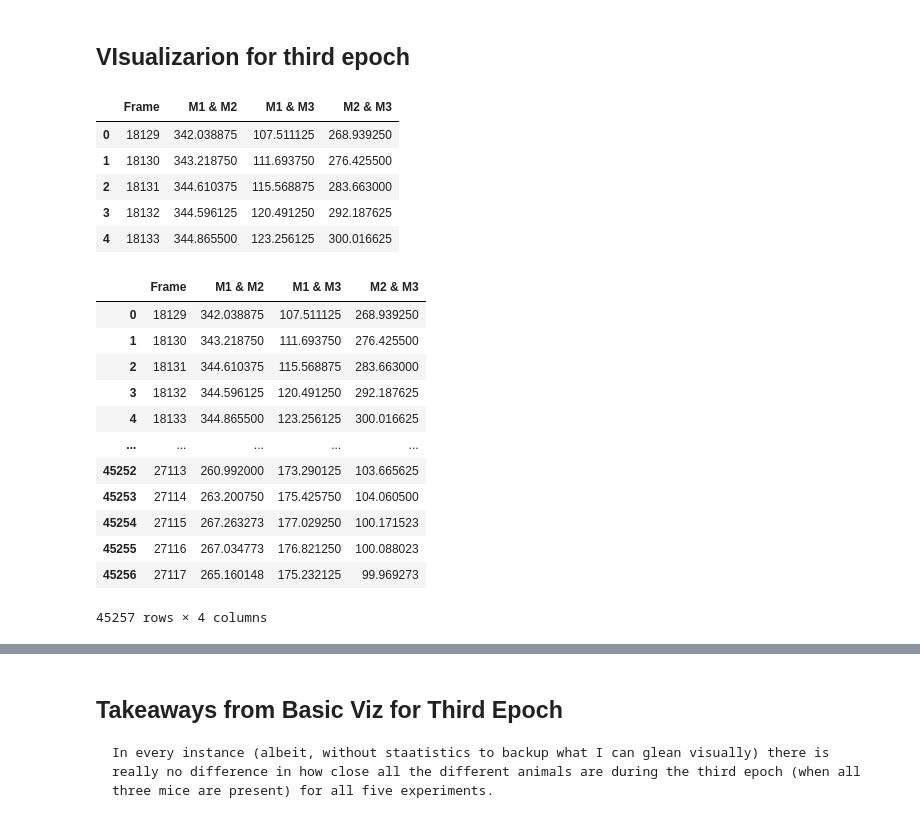
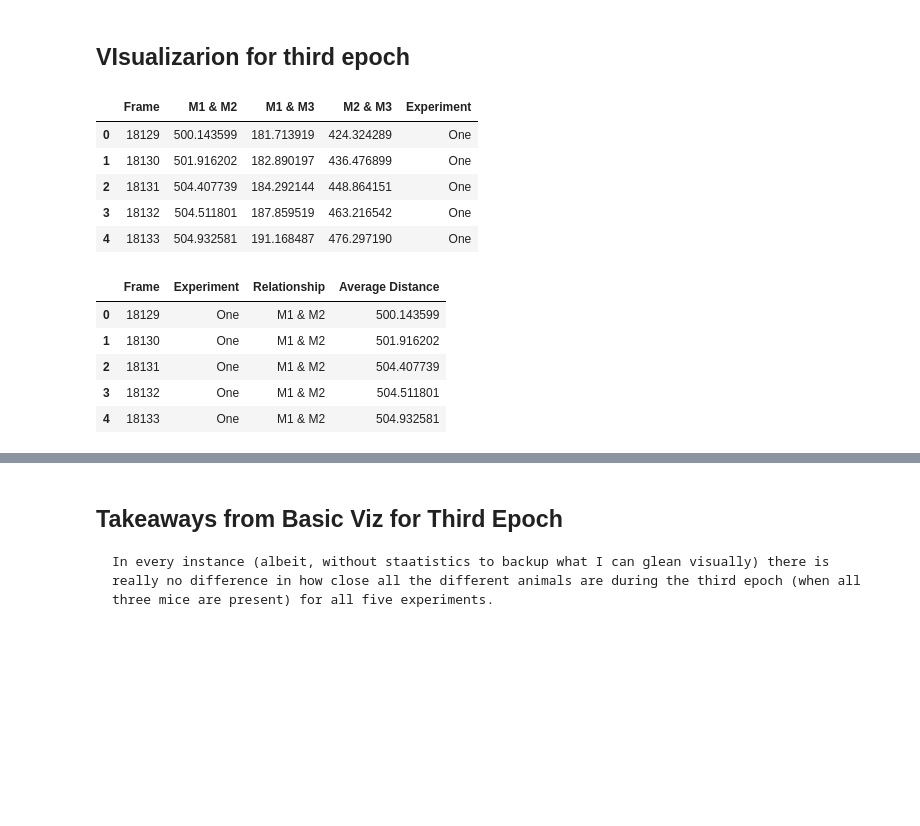
Before and after one commit to Frost-Lab-Utah/DLC, a Jupyter notebook: DLC_WT_social_trial.ipynb, the cells around one changed output, grey strips where cells are left out. Cells and saved outputs as stored; diff of their text form; code cells hidden in the pictures; blank space fills up the shorter version.

```diff
--- a/DLC_WT_social_trial.ipynb
+++ b/DLC_WT_social_trial.ipynb
@@ -659,35 +619,14 @@ all_marker_distance_df=copy_cage1_marker_distance_df.append([copy_cage2_marker_d
 # %%
-
 #Making grand total df's specifically for the time the familiar mouse is in the cage
+epoch3_average_distance_df=all_average_distance_df.copy()
 
 #Making total average df's for all mice
-epoch3_cage1_average_distance_df=cage1_average_distance_df.copy()
-epoch3_cage2_average_distance_df=cage2_average_distance_df.copy()
-epoch3_cage3_average_distance_df=cage3_average_distance_df.copy()
-epoch3_cage4_average_distance_df=cage4_average_distance_df.copy()
-epoch3_cage5_average_distance_df=cage5_average_distance_df.copy()
 
 #Epoch 3 grand total average distance
-epoch3_average_distance_df=epoch3_cage1_average_distance_df.loc[18129:].append([epoch3_cage2_average_distance_df.loc[18079:],epoch3_cage3_average_distance_df.loc[18179:],
-                                                              epoch3_cage4_average_distance_df.loc[18085:],epoch3_cage5_average_distance_df.loc[18078:]]).reset_index()
-
-
-#Grand average for the markers
-#Making total average df's for all mice
-epoch3_cage1_marker_distance_df=cage1_marker_distance_df.copy()
-epoch3_cage2_marker_distance_df=cage2_marker_distance_df.copy()
-epoch3_cage3_marker_distance_df=cage3_marker_distance_df.copy()
-epoch3_cage4_marker_distance_df=cage4_marker_distance_df.copy()
-epoch3_cage5_marker_distance_df=cage5_marker_distance_df.copy()
-
-#Grand total marker distance
-epoch3_marker_distance_df=epoch3_cage1_marker_distance_df.loc[18129:].append([epoch3_cage2_marker_distance_df.loc[18079:],epoch3_cage3_marker_distance_df.loc[18179:],
-                                                              epoch3_cage4_marker_distance_df.loc[18085:],epoch3_cage5_marker_distance_df.loc[18078:]]).reset_index()
+epoch3_average_distance_df=all_average_distance_df.loc[18129:27171].append([all_average_distance_df.loc[45251:54290],all_average_distance_df.loc[72470:81560],
+                                                              all_average_distance_df.loc[99646:108688],all_average_distance_df.loc[126767:135806]]).reset_index().drop(columns=['index'])
 
 
 epoch3_average_distance_df.head()
 #epoch3_average_distance_df.tail()
-
-#epoch3_marker_distance_df.head()
-#epoch3_marker_distance_df.tail()
 # %% [output]
@@ -716,0 +639,7 @@ cage5_marker_distance_df.tail()
+# %%
+#melting the mpuse relationships out so that we can viz better
+epoch3_melt_df=epoch3_average_distance_df.copy()
+epoch3_melt_df=pd.melt(epoch3_melt_df, id_vars=['Frame','Experiment'], var_name='Relationship', value_name='Average Distance')
+
+
+epoch3_melt_df.head()
@@ -748,29 +682,20 @@ At this point, we have loaded all the video file data, imputed any missing data,
 # %% [markdown]
 ## VIsualizarion for third epoch
 # %%
-
-epoch3_average_distance_df.columns=['Frame','M1 & M2','M1 & M3','M2 & M3']
 epoch3_average_distance_df.head()
 # %% [output]
-|  | Frame | M1 & M2 | M1 & M3 | M2 & M3 |
-| 0 | 18129 | 342.038875 | 107.511125 | 268.939250 |
-| 1 | 18130 | 343.218750 | 111.693750 | 276.425500 |
-| 2 | 18131 | 344.610375 | 115.568875 | 283.663000 |
-| 3 | 18132 | 344.596125 | 120.491250 | 292.187625 |
-| 4 | 18133 | 344.865500 | 123.256125 | 300.016625 |
+|  | Frame | M1 & M2 | M1 & M3 | M2 & M3 | Experiment |
+| 0 | 18129 | 500.143599 | 181.713919 | 424.324289 | One |
+| 1 | 18130 | 501.916202 | 182.890197 | 436.476899 | One |
+| 2 | 18131 | 504.407739 | 184.292144 | 448.864151 | One |
+| 3 | 18132 | 504.511801 | 187.859519 | 463.216542 | One |
+| 4 | 18133 | 504.932581 | 191.168487 | 476.297190 | One |
 # %%
-epoch3_average_distance_df.loc[:100000]
+epoch3_melt_df.head()
 # %% [output]
-|  | Frame | M1 & M2 | M1 & M3 | M2 & M3 |
-| 0 | 18129 | 342.038875 | 107.511125 | 268.939250 |
-| 1 | 18130 | 343.218750 | 111.693750 | 276.425500 |
-| 2 | 18131 | 344.610375 | 115.568875 | 283.663000 |
-| 3 | 18132 | 344.596125 | 120.491250 | 292.187625 |
-| 4 | 18133 | 344.865500 | 123.256125 | 300.016625 |
-| ... | ... | ... | ... | ... |
-| 45252 | 27113 | 260.992000 | 173.290125 | 103.665625 |
-| 45253 | 27114 | 263.200750 | 175.425750 | 104.060500 |
-| 45254 | 27115 | 267.263273 | 177.029250 | 100.171523 |
-| 45255 | 27116 | 267.034773 | 176.821250 | 100.088023 |
-| 45256 | 27117 | 265.160148 | 175.232125 | 99.969273 |
+|  | Frame | Experiment | Relationship | Average Distance |
+| 0 | 18129 | One | M1 & M2 | 500.143599 |
+| 1 | 18130 | One | M1 & M2 | 501.916202 |
+| 2 | 18131 | One | M1 & M2 | 504.407739 |
+| 3 | 18132 | One | M1 & M2 | 504.511801 |
+| 4 | 18133 | One | M1 & M2 | 504.932581 |
-45257 rows × 4 columns
```
Also changed, not shown: parts of 22 cells of this notebook.
